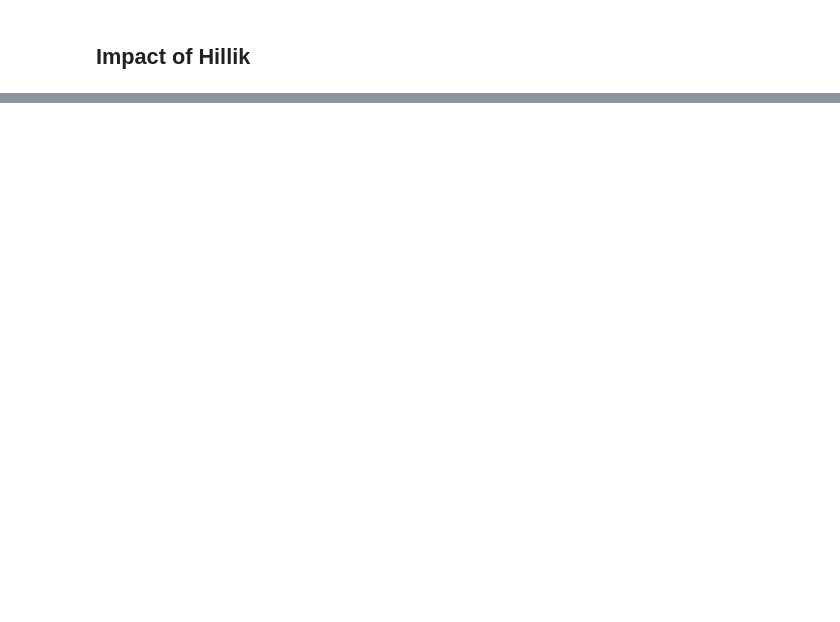
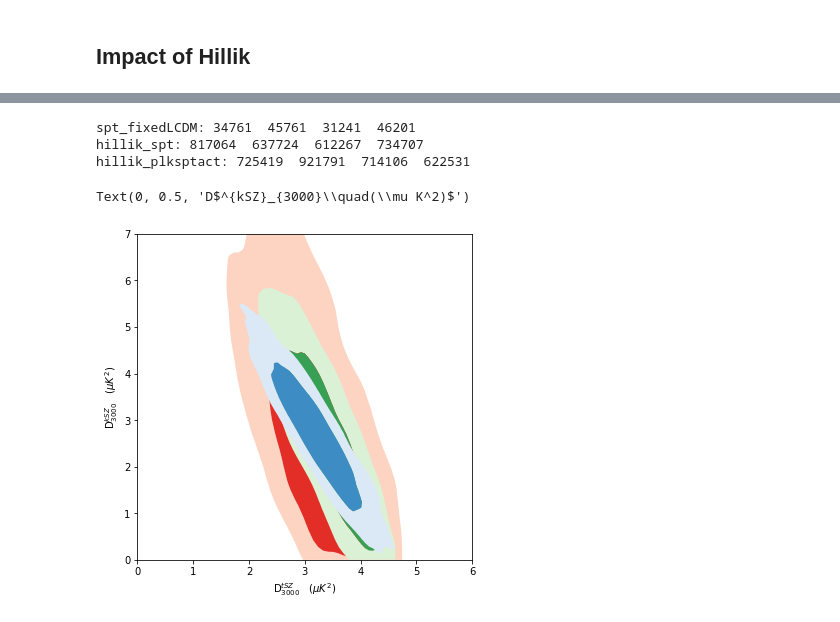
Before and after one commit to mtristram/hillik, a Jupyter notebook: scripts/hillik_chains.ipynb, the cells around one changed output, grey strips where cells are left out. Saved outputs shown, nothing was run; the diff lists cells and outputs as text; code cells hidden in the pictures; blank space fills up the shorter version.

```diff
--- a/scripts/hillik_chains.ipynb
+++ b/scripts/hillik_chains.ipynb
@@ -240,0 +241,21 @@ for i in range(2,len(chains)):
+# %%
+#SZ sector
+runnames = ['spt_fixedLCDM','hillik_spt','hillik_plksptact']
+spt = [MCtools.mergeMC( f"{DBdir}/{run}/mcmc", burnin=0.9, nelts=5000) for run in runnames]
+# %% [output]
+spt_fixedLCDM: 34761  45761  31241  46201
+hillik_spt: 817064  637724  612267  734707
+hillik_plksptact: 725419  921791  714106  622531
+# %%
+#Figure 3 [Reichard et al. 2020]
+figure(figsize=(6,6))
+MCtools.posterior2d(spt[1],'Atsz','Aksz', cmap='Reds', levels=[0.68,0.95], alpha=1)
+MCtools.posterior2d(spt[2],'Atsz','Aksz', cmap='Greens', levels=[0.68,0.95], alpha=1)
+MCtools.posterior2d(spt[0],'czero_tsz','czero_ksz', cmap='Blues', levels=[0.68,0.95], alpha=1)
+xlim(0,6)
+ylim(0,7)
+xlabel('D$^{tSZ}_{3000}\quad(\mu K^2)$')
+ylabel('D$^{kSZ}_{3000}\quad(\mu K^2)$')
+# %% [output]
+Text(0, 0.5, 'D$^{kSZ}_{3000}\\quad(\\mu K^2)$')
+[figure, added]
```
Also changed, not shown: parts of 17 cells of this notebook.
